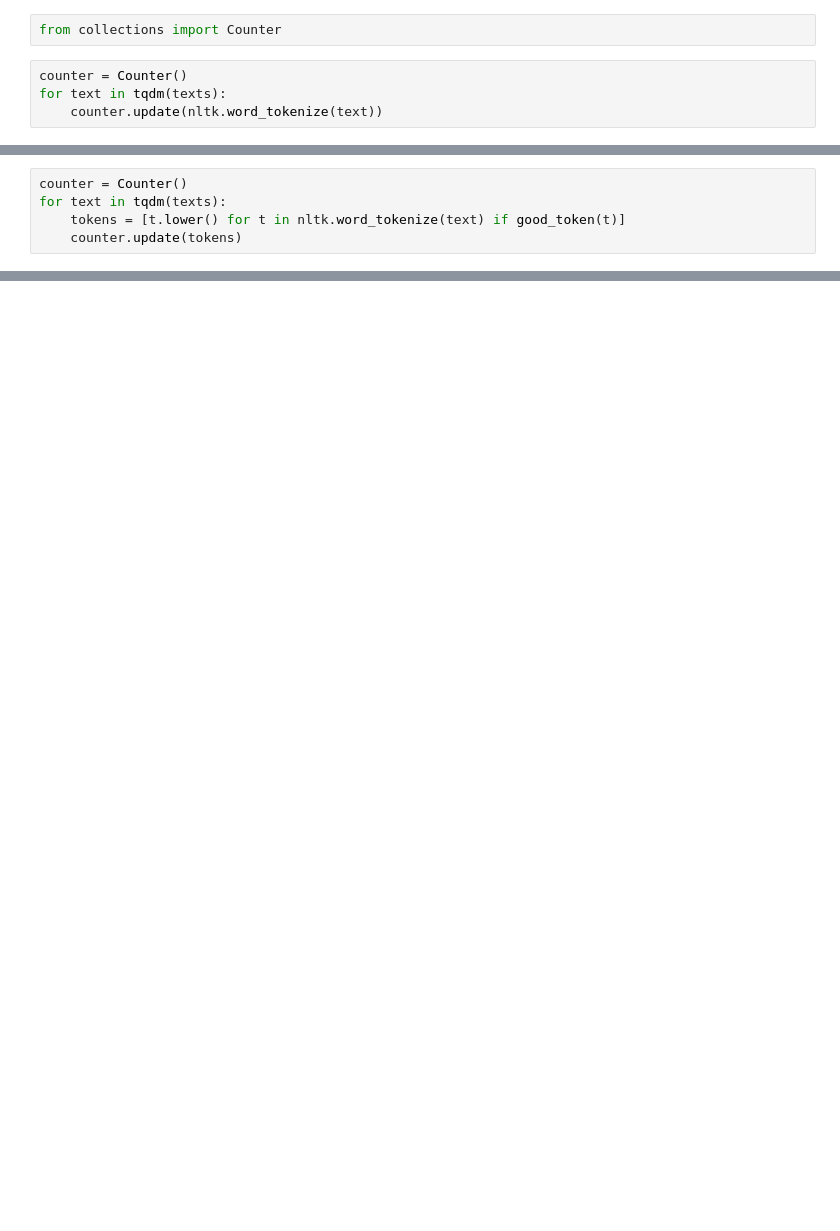
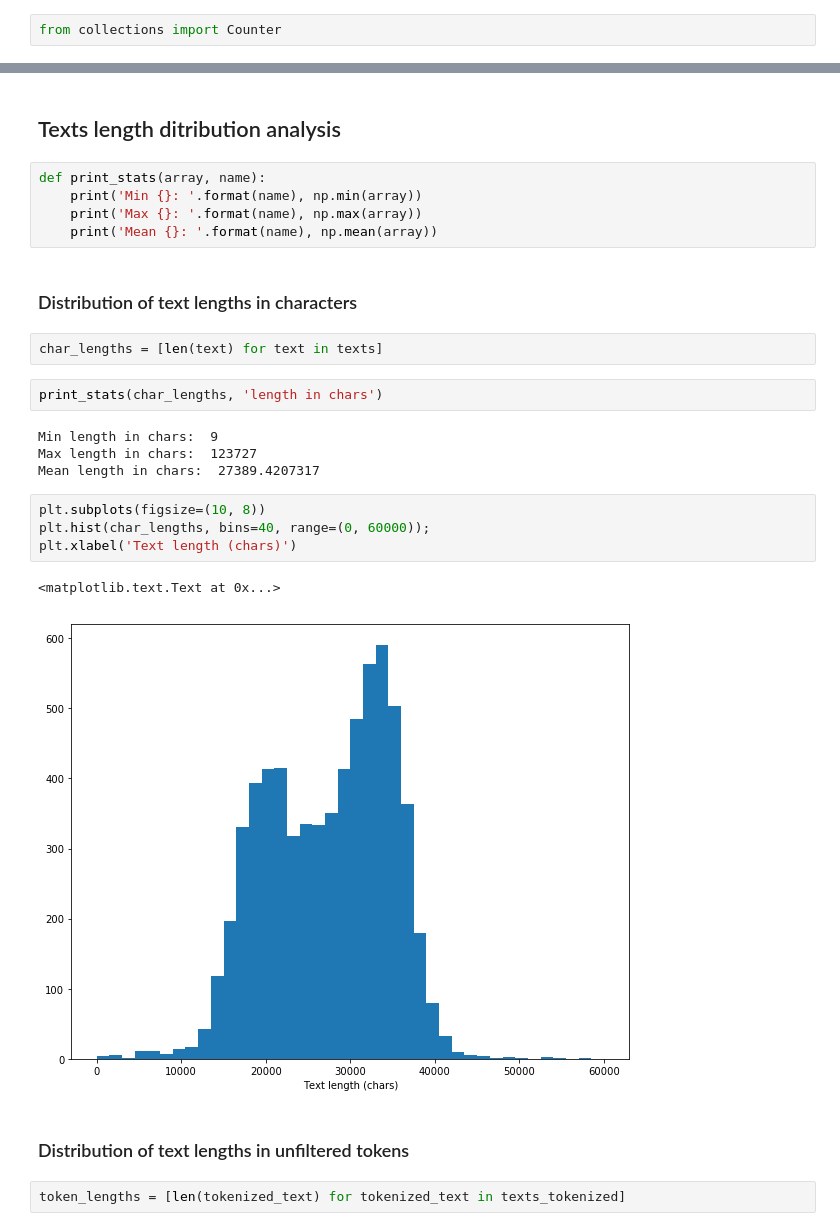
Before and after one commit to Illedran/NIPSTimeMachine, a Jupyter notebook: e.lomagin/1_nips_exploration/basic_corpus_analysis.ipynb, the cells around one changed output, grey strips where cells are left out. Saved outputs shown, nothing was run; the diff lists cells and outputs as text; blank space fills up the shorter version.

```diff
--- a/e.lomagin/1_nips_exploration/basic_corpus_analysis.ipynb
+++ b/e.lomagin/1_nips_exploration/basic_corpus_analysis.ipynb
@@ -16,6 +14,2 @@ texts = [x[0] for x in con.execute('select paper_text from papers;').fetchall()]
 # %%
 from collections import Counter
-# %%
-counter = Counter()
-for text in tqdm(texts):
-    counter.update(nltk.word_tokenize(text))
@@ -81,5 +83,0 @@ def good_token(t):
-# %%
-counter = Counter()
-for text in tqdm(texts):
-    tokens = [t.lower() for t in nltk.word_tokenize(text) if good_token(t)]
-    counter.update(tokens)
@@ -105,0 +84,28 @@ counter.most_common(100)
+# %% [markdown]
+## Texts length ditribution analysis
+# %%
+def print_stats(array, name):
+    print('Min {}: '.format(name), np.min(array))
+    print('Max {}: '.format(name), np.max(array))
+    print('Mean {}: '.format(name), np.mean(array))
+# %% [markdown]
+### Distribution of text lengths in characters
+# %%
+char_lengths = [len(text) for text in texts]
+# %%
+print_stats(char_lengths, 'length in chars')
+# %% [output]
+Min length in chars:  9
+Max length in chars:  123727
+Mean length in chars:  27389.4207317
+# %%
+plt.subplots(figsize=(10, 8))
+plt.hist(char_lengths, bins=40, range=(0, 60000));
+plt.xlabel('Text length (chars)')
+# %% [output]
+<matplotlib.text.Text at 0x...>
+[figure, added]
+# %% [markdown]
+### Distribution of text lengths in unfiltered tokens
+# %%
+token_lengths = [len(tokenized_text) for tokenized_text in texts_tokenized]
```
Also changed, not shown: parts of 43 cells of this notebook.
